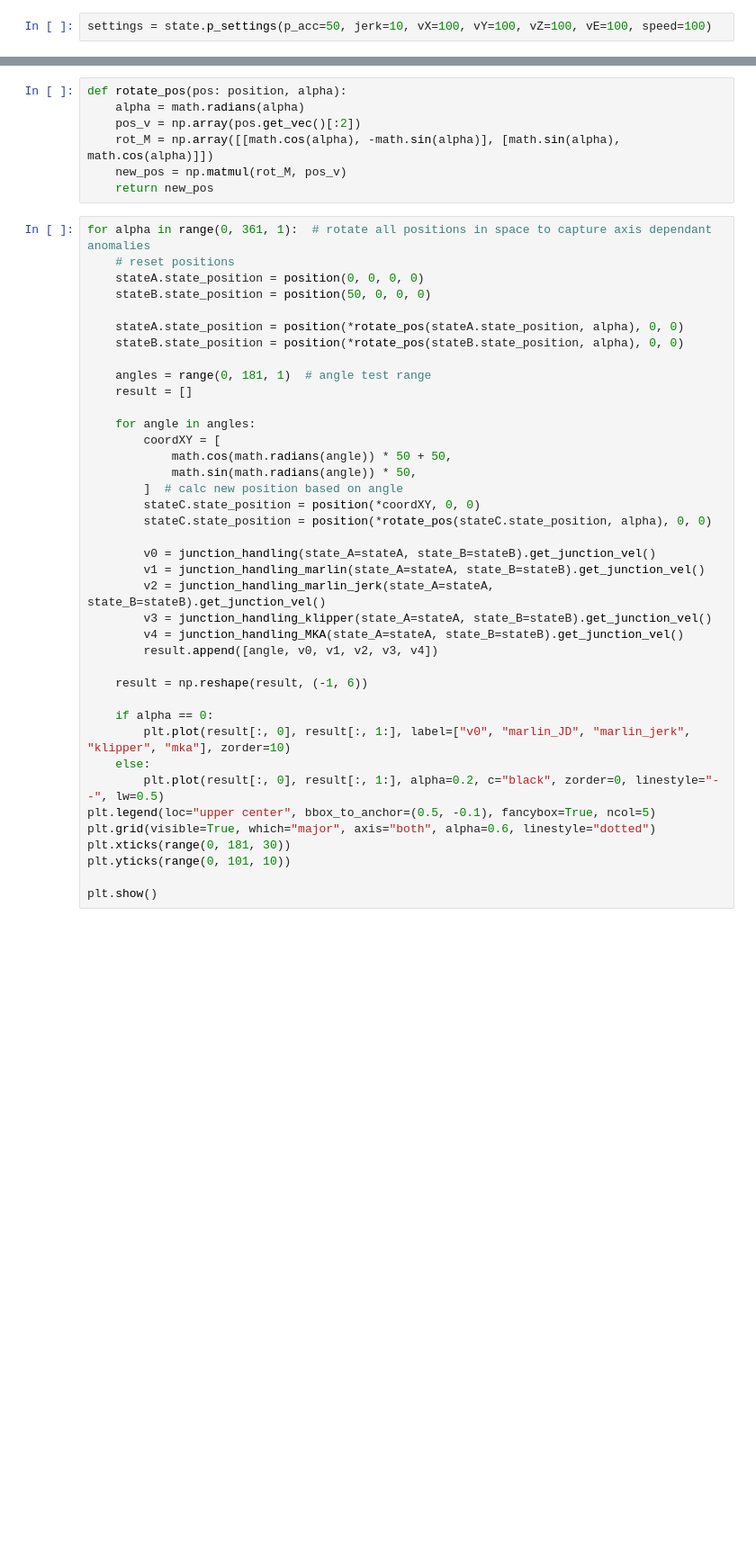
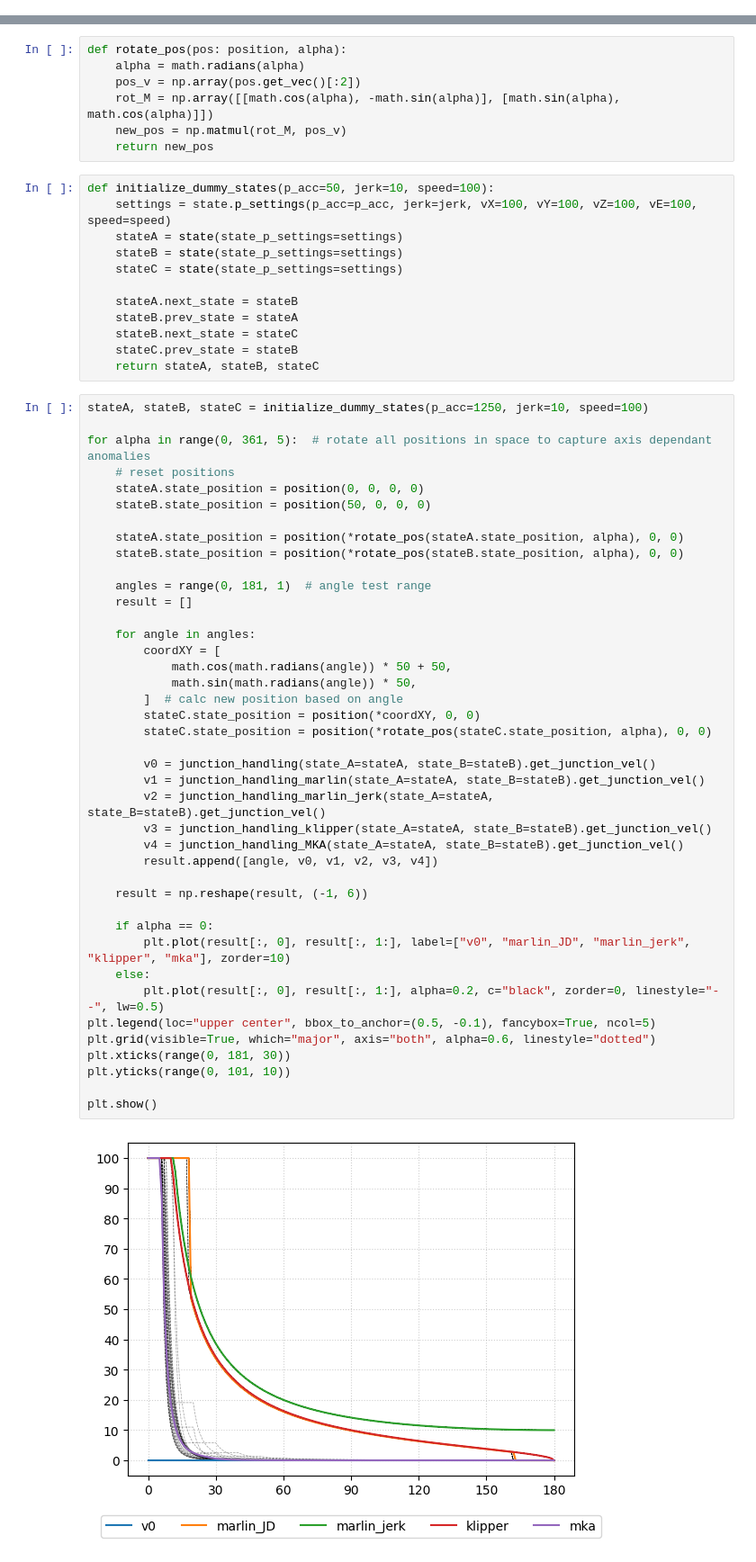
Before and after one commit to FAST-LB/pyGCodeDecode, a Jupyter notebook: example/dev/junction_handling.ipynb, the cells around one changed output, grey strips where cells are left out. Shown: that part at 90% size. Cells and saved outputs as stored; diff of their text form; blank space fills up the shorter version.

```diff
--- a/example/dev/junction_handling.ipynb
+++ b/example/dev/junction_handling.ipynb
@@ -11,2 +8,0 @@ Using matplotlib backend: QtAgg
-# %%
-settings = state.p_settings(p_acc=50, jerk=10, vX=100, vY=100, vZ=100, vE=100, speed=100)
@@ -26,8 +13,22 @@ def rotate_pos(pos: position, alpha):
     rot_M = np.array([[math.cos(alpha), -math.sin(alpha)], [math.sin(alpha), math.cos(alpha)]])
     new_pos = np.matmul(rot_M, pos_v)
     return new_pos
+# %%
+def initialize_dummy_states(p_acc=50, jerk=10, speed=100):
+    settings = state.p_settings(p_acc=p_acc, jerk=jerk, vX=100, vY=100, vZ=100, vE=100, speed=speed)
+    stateA = state(state_p_settings=settings)
+    stateB = state(state_p_settings=settings)
+    stateC = state(state_p_settings=settings)
+
+    stateA.next_state = stateB
+    stateB.prev_state = stateA
+    stateB.next_state = stateC
+    stateC.prev_state = stateB
+    return stateA, stateB, stateC
 # %%
-for alpha in range(0, 361, 1):  # rotate all positions in space to capture axis dependant anomalies
+stateA, stateB, stateC = initialize_dummy_states(p_acc=1250, jerk=10, speed=100)
+
+for alpha in range(0, 361, 5):  # rotate all positions in space to capture axis dependant anomalies
     # reset positions
     stateA.state_position = position(0, 0, 0, 0)
     stateB.state_position = position(50, 0, 0, 0)
@@ -38,30 +39,32 @@ for alpha in range(0, 361, 1):  # rotate all positions in space to capture axis
     angles = range(0, 181, 1)  # angle test range
     result = []
 
     for angle in angles:
         coordXY = [
             math.cos(math.radians(angle)) * 50 + 50,
             math.sin(math.radians(angle)) * 50,
         ]  # calc new position based on angle
         stateC.state_position = position(*coordXY, 0, 0)
         stateC.state_position = position(*rotate_pos(stateC.state_position, alpha), 0, 0)
 
         v0 = junction_handling(state_A=stateA, state_B=stateB).get_junction_vel()
         v1 = junction_handling_marlin(state_A=stateA, state_B=stateB).get_junction_vel()
         v2 = junction_handling_marlin_jerk(state_A=stateA, state_B=stateB).get_junction_vel()
         v3 = junction_handling_klipper(state_A=stateA, state_B=stateB).get_junction_vel()
         v4 = junction_handling_MKA(state_A=stateA, state_B=stateB).get_junction_vel()
         result.append([angle, v0, v1, v2, v3, v4])
 
     result = np.reshape(result, (-1, 6))
 
     if alpha == 0:
         plt.plot(result[:, 0], result[:, 1:], label=["v0", "marlin_JD", "marlin_jerk", "klipper", "mka"], zorder=10)
     else:
         plt.plot(result[:, 0], result[:, 1:], alpha=0.2, c="black", zorder=0, linestyle="--", lw=0.5)
 plt.legend(loc="upper center", bbox_to_anchor=(0.5, -0.1), fancybox=True, ncol=5)
 plt.grid(visible=True, which="major", axis="both", alpha=0.6, linestyle="dotted")
 plt.xticks(range(0, 181, 30))
 plt.yticks(range(0, 101, 10))
 
 plt.show()
+# %% [output]
+[figure, added]
```
Also changed, not shown: parts of 4 cells of this notebook.
